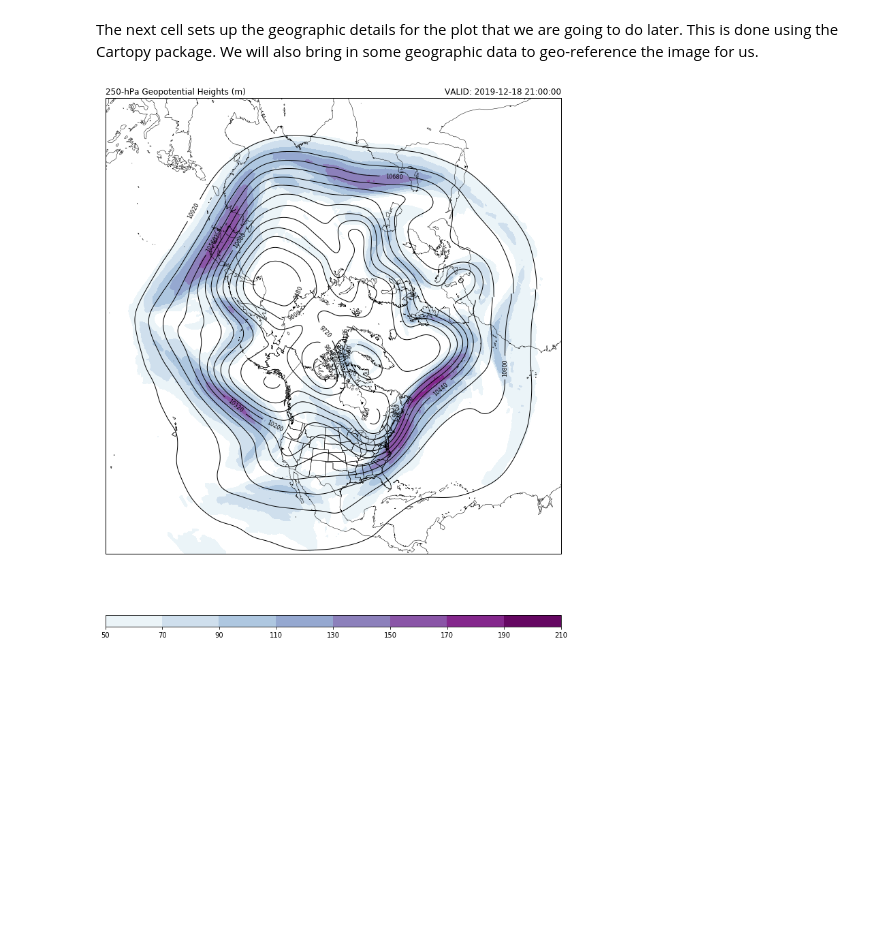
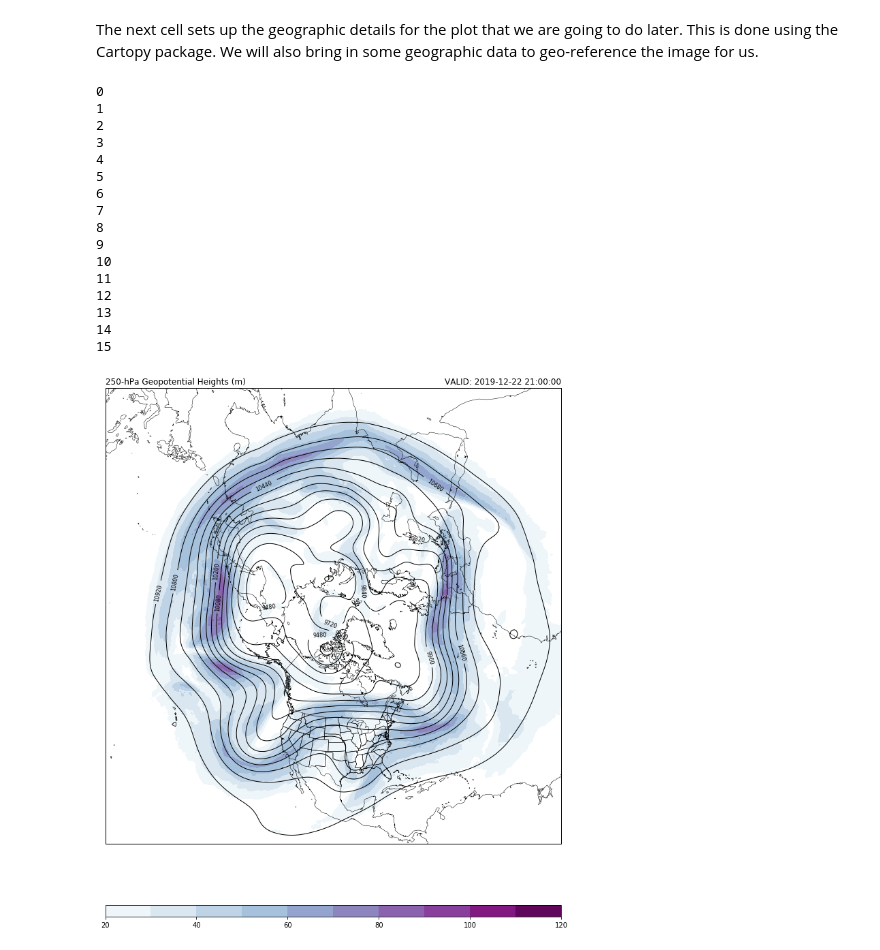
Before and after one commit to steidani/weather, a Jupyter notebook: jet_stream/250hPa_Hemispheric_Plot.ipynb, the cells around one changed output. Cells and saved outputs as stored; diff of their text form; code cells hidden in the pictures; blank space fills up the shorter version.

```diff
--- a/jet_stream/250hPa_Hemispheric_Plot.ipynb
+++ b/jet_stream/250hPa_Hemispheric_Plot.ipynb
@@ -62,0 +33,15 @@ data_wind = ncss.get_data(gfsdata_wind)
+# %%
+# =======
+# define Dataset and Time
+
+# Set the time range
+now = datetime.utcnow() #current
+end = now + timedelta(days=2) # end of forecast
+print(end)
+
+# set geography
+north = 90; south = 0; east = 360; west = 0
+
+# available THREDDS catalog
+cat = TDSCatalog('http://thredds.ucar.edu/thredds/catalog.xml')
+#print('available THREDDS catalog: ', list(cat.catalog_refs))
@@ -95,36 +122,53 @@ geo-reference the image for us.
 # %%
 datacrs = ccrs.PlateCarree()
 plotcrs = ccrs.NorthPolarStereo(central_longitude=-100.0)
 
 # Make a grid of lat/lon values to use for plotting with Basemap.
 lons, lats = np.meshgrid(lon, lat)
 
-fig = plt.figure(1, figsize=(12., 13.))
-gs = gridspec.GridSpec(2, 1, height_ratios=[1, .02],
-                       bottom=.07, top=.99, hspace=0.01, wspace=0.01)
+for iii in range(0,len(times),1):
+    print(iii)
+    fig = plt.figure(1, figsize=(12., 13.))
+    gs = gridspec.GridSpec(2, 1, height_ratios=[1, .02],
+                           bottom=.07, top=.99, hspace=0.01, wspace=0.01)
 
-ax = plt.subplot(gs[0], projection=plotcrs)
-ax.set_title('250-hPa Geopotential Heights (m)', loc='left')
-ax.set_title('VALID: {}'.format(vtimes[0]), loc='right')
+    ax = plt.subplot(gs[0], projection=plotcrs)
+    ax.set_title('250-hPa Geopotential Heights (m)', loc='left')
+    ax.set_title('VALID: {}'.format(vtimes[iii]), loc='right')
 
-#   ax.set_extent([west long, east long, south lat, north lat])
-ax.set_extent([-180, 180, 10, 90], ccrs.PlateCarree())
-ax.coastlines('50m', edgecolor='black', linewidth=0.5)
-ax.add_feature(cfeature.STATES, linewidth=0.5)
+    #   ax.set_extent([west long, east long, south lat, north lat])
+    ax.set_extent([-180, 180, 10, 90], ccrs.PlateCarree())
+    ax.coastlines('50m', edgecolor='black', linewidth=0.5)
+    ax.add_feature(cfeature.STATES, linewidth=0.5)
 
-clev250 = np.arange(9000, 12000, 120)
-cs = ax.contour(lons, lats, Z_250, clev250, colors='k',
-                linewidths=1.0, linestyles='solid', transform=datacrs)
-plt.clabel(cs, fontsize=8, inline=1, inline_spacing=10, fmt='%i',
-           rightside_up=True, use_clabeltext=True)
+    clev250 = np.arange(9000, 12000, 120)
+    cs = ax.contour(lons, lats, Z_250[iii,:,:], clev250, colors='k',
+                    linewidths=1.0, linestyles='solid', transform=datacrs)
+    plt.clabel(cs, fontsize=8, inline=1, inline_spacing=10, fmt='%i',
+               rightside_up=True, use_clabeltext=True)
 
-clevsped250 = np.arange(50, 230, 20)
-cmap = plt.cm.get_cmap('BuPu')
-cf = ax.contourf(lons, lats, wspd250, clevsped250, cmap=cmap, transform=datacrs)
-cax = plt.subplot(gs[1])
-cbar = plt.colorbar(cf, cax=cax, orientation='horizontal', extend='max', extendrect=True)
+    clevsped250 = np.arange(20, 130, 10)
+    cmap = plt.cm.get_cmap('BuPu')
+    cf = ax.contourf(lons, lats, wspd250[iii,:,:], clevsped250, cmap=cmap, transform=datacrs)
+    cax = plt.subplot(gs[1])
+    cbar = plt.colorbar(cf, cax=cax, orientation='horizontal', extend='max', extendrect=True)
 
-plt.savefig('../figures/test.png')
-plt.show()
+    plt.savefig('../figures/test' + str(iii) + '.png')
 # %% [output]
+0
+1
+2
+3
+4
+5
+6
+7
+8
+9
+10
+11
+12
+13
+14
+15
-[figure, old version]
+[figure, new version]
```
Also changed, not shown: parts of 5 cells of this notebook, 16 other files.
